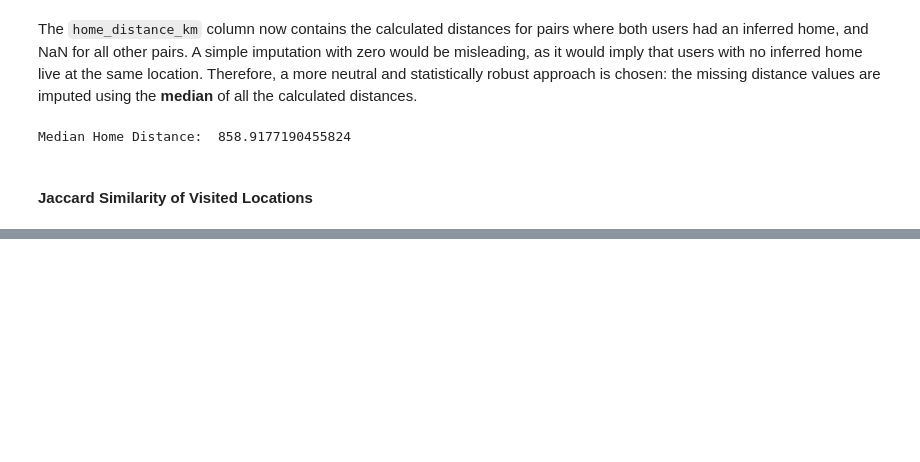
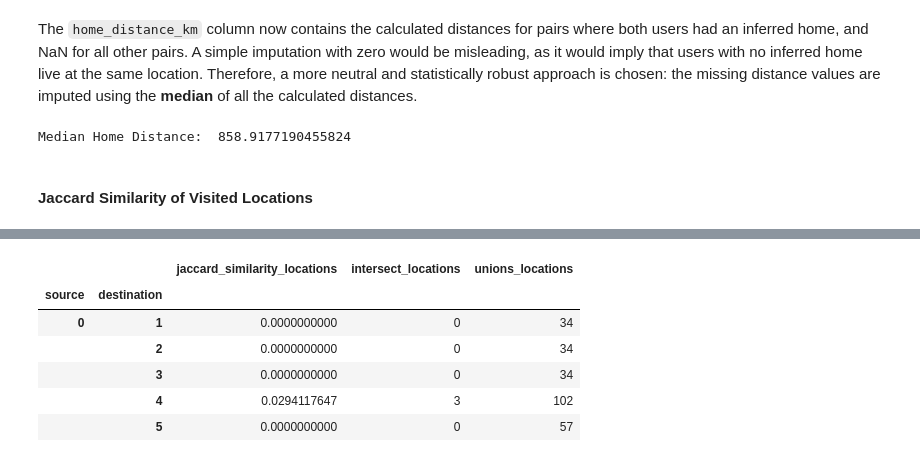
Before and after one commit to quelmitch/link-prediction-learning, a Jupyter notebook: 05_Gowalla/05_Gowalla_Modelling.ipynb, the cells around one changed output, grey strips where cells are left out. Cells and saved outputs as stored; diff of their text form; code cells hidden in the pictures; blank space fills up the shorter version.

```diff
--- a/05_Gowalla/05_Gowalla_Modelling.ipynb
+++ b/05_Gowalla/05_Gowalla_Modelling.ipynb
@@ -566,0 +595,28 @@ del dest_home_coords
+# %%
+# Calculate Jaccard Similarity using list comprehensions
+samples_df = pd.DataFrame(combined_samples, columns=["source", "destination"])
+
+locations_overlap_data = [
+    _location_overlap(user_location_dict.get(source, set()), user_location_dict.get(destination, set()))
+    for source, destination in zip(samples_df['source'], samples_df['destination'])
+]
+
+jaccard, intersect_sizes, union_sizes = zip(*locations_overlap_data)
+
+jaccard_feature_df = pd.DataFrame({
+    'jaccard_similarity_locations': jaccard,
+    'intersect_locations': intersect_sizes,
+    'unions_locations': union_sizes
+})
+
+jaccard_feature_df.index = pd.MultiIndex.from_frame(samples_df)
+
+jaccard_feature_df.head()
+# %% [output]
+|  |  | jaccard_similarity_locations | intersect_locations | unions_locations |
+| source | destination |  |  |  |
+| 0 | 1 | 0.0000000000 | 0 | 34 |
+|  | 2 | 0.0000000000 | 0 | 34 |
+|  | 3 | 0.0000000000 | 0 | 34 |
+|  | 4 | 0.0294117647 | 3 | 102 |
+|  | 5 | 0.0000000000 | 0 | 57 |
```
Also changed, not shown: parts of 27 cells of this notebook.
